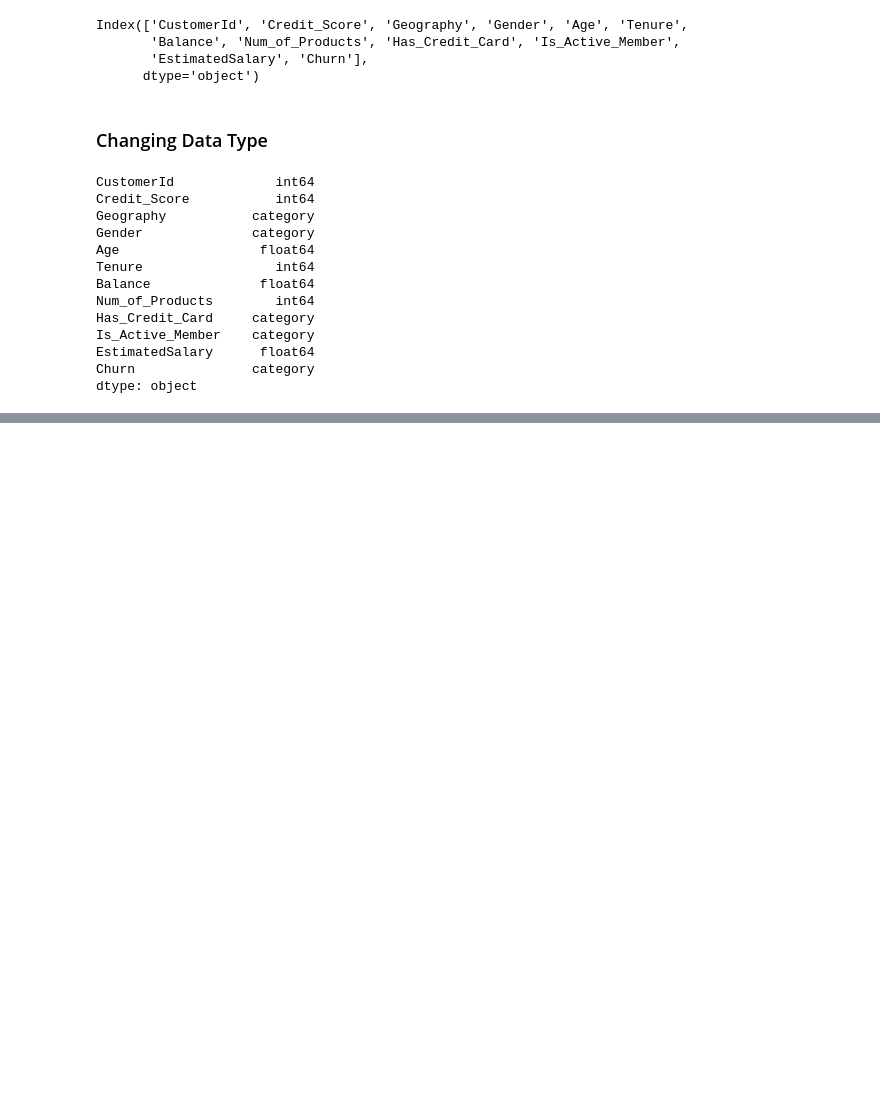
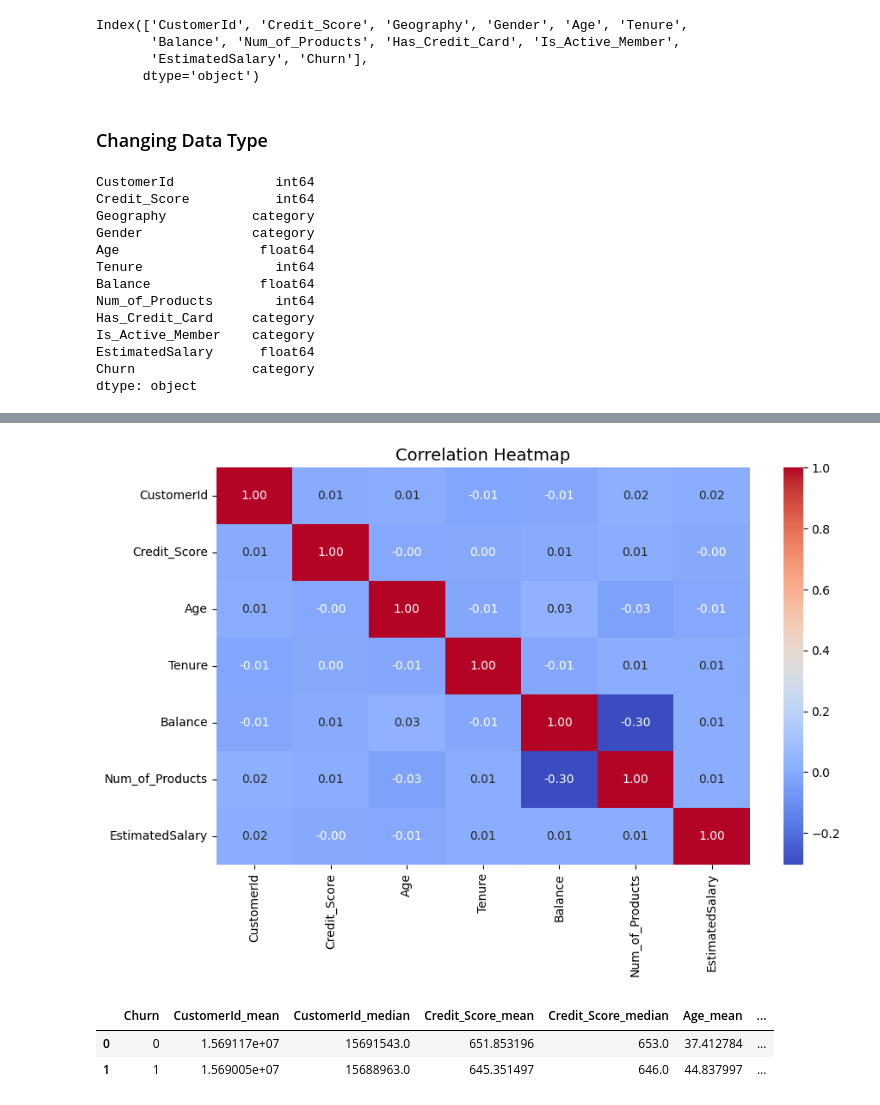
Before and after one commit to salomon-alvarez/churn_prediction_project, a Jupyter notebook: churn_prediction_project.ipynb, the cells around one changed output, grey strips where cells are left out. Cells and saved outputs as stored; diff of their text form; code cells hidden in the pictures; blank space fills up the shorter version.

```diff
--- a/churn_prediction_project.ipynb
+++ b/churn_prediction_project.ipynb
@@ -178,0 +193,27 @@ dtype: object
+# %%
+import seaborn as sns
+import matplotlib.pyplot as plt
+
+# Compute correlation matrix (only numeric columns)
+corr = df.corr(numeric_only=True)
+
+# Plot heatmap
+plt.figure(figsize=(10, 6))
+sns.heatmap(corr, annot=True, cmap="coolwarm", fmt=".2f", cbar=True)
+plt.title("Correlation Heatmap", fontsize=14)
+plt.show()
+# %% [output]
+[figure, added]
+# %%
+# Group by Churn, aggregate numeric columns only
+summary_stats = df.groupby("Churn")[df.select_dtypes(include="number").columns].agg(["mean", "median"])
+
+# Flatten column names for readability
+summary_stats.columns = [f"{col}_{stat}" for col, stat in summary_stats.columns]
+
+summary_stats.reset_index(inplace=True)
+summary_stats
+# %% [output]
+|  | Churn | CustomerId_mean | CustomerId_median | Credit_Score_mean | Credit_Score_median | Age_mean | ... |
+| 0 | 0 | 1.569117e+07 | 15691543.0 | 651.853196 | 653.0 | 37.412784 | ... |
+| 1 | 1 | 1.569005e+07 | 15688963.0 | 645.351497 | 646.0 | 44.837997 | ... |
```
Also changed, not shown: parts of 15 cells of this notebook.
